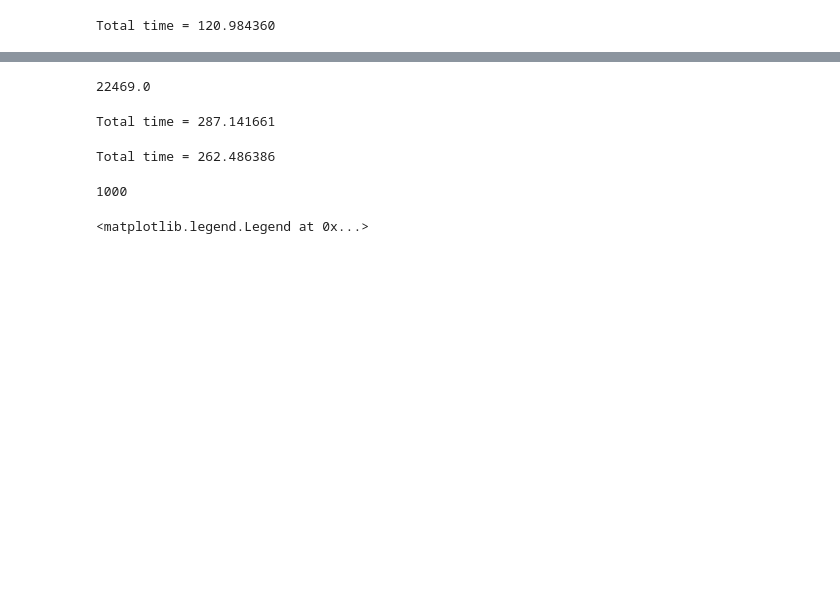
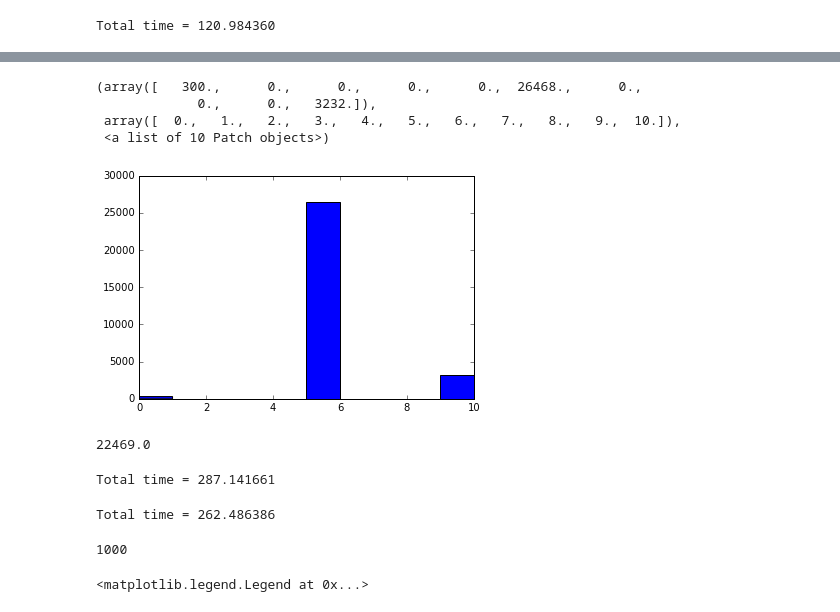
Before and after one commit to rorysroes/SGX-Full-OrderBook-Tick-Data-Trading-Strategy, a Jupyter notebook: strategy/back_testing.ipynb, the cells around one changed output, grey strips where cells are left out. Drawn from its saved outputs; the diff is of its cells as text; code cells hidden in the pictures; blank space fills up the shorter version.

```diff
--- a/strategy/back_testing.ipynb
+++ b/strategy/back_testing.ipynb
@@ -134,0 +140,8 @@ Total time = 120.984360
+# %%
+bas_16 = array(Ask1_16) - array(Bid1_16)
+# %%
+bas_16_one_second = []
+for i in range(0,25200,1):
+
+    index = np.where(array(timestamp_time_second) <= i)[0][-1]
+    bas_16_one_second.append(bas_16[index])
@@ -135,3 +152,11 @@ Total time = 120.984360
+# %%
+hist(bas_16_one_second)
+# %% [output]
+(array([   300.,      0.,      0.,      0.,      0.,  26468.,      0.,
+             0.,      0.,   3232.]),
+ array([  0.,   1.,   2.,   3.,   4.,   5.,   6.,   7.,   8.,   9.,  10.]),
+ <a list of 10 Patch objects>)
+[figure, added]
 # %%
 timestamp_time_second[70000]
 # %% [output]
```
Also changed, not shown: parts of 4 cells of this notebook.
